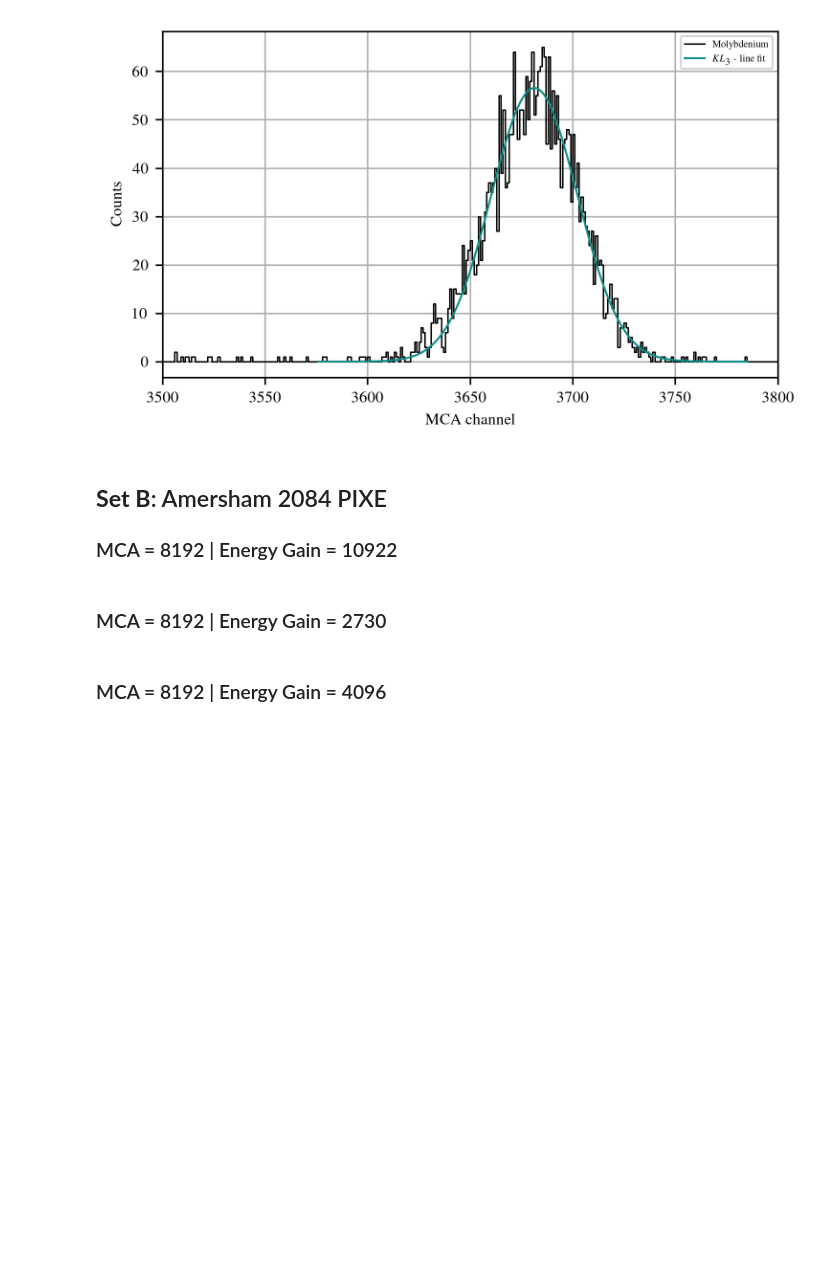
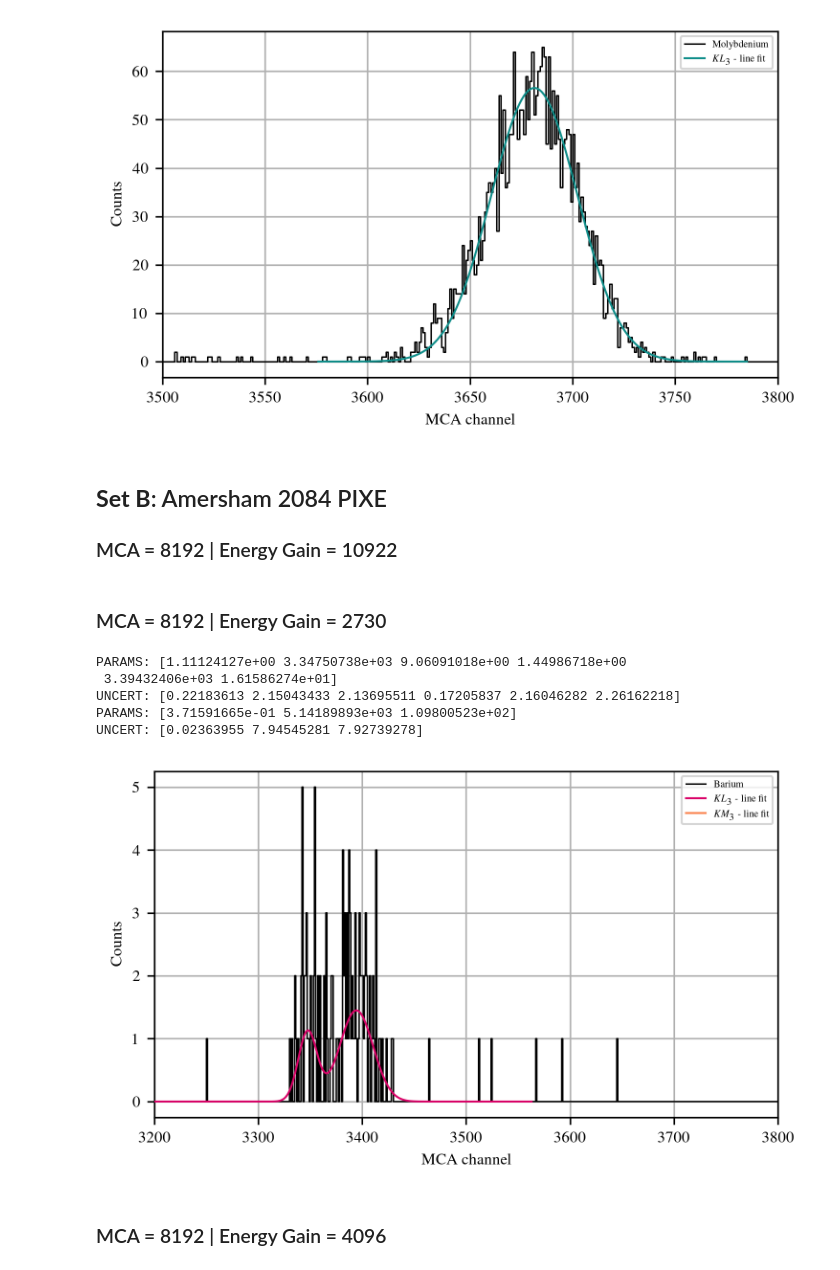
Before and after one commit to SirPhoenix007/IBA-Bonn, a Jupyter notebook: Study_2602_PIXEDetector/PIXE_results.ipynb, the cells around one changed output. Cells and saved outputs as stored; diff of their text form; code cells hidden in the pictures; blank space fills up the shorter version.

```diff
--- a/Study_2602_PIXEDetector/PIXE_results.ipynb
+++ b/Study_2602_PIXEDetector/PIXE_results.ipynb
@@ -317,10 +317,10 @@ all_peaks_one_measurement(file = file_to_analyze_Mo, peaks = init_val, xlim=xlim
 ### MCA = 8192 | Energy Gain = 2730
 # %%
 #------------ Terbium ------------#
-file_to_analyze_Tb = './/2026_02_27//20260227-144526.vspc'
+file_to_analyze_Tb = './/collected_data//2026_02_27//20260227-144526.vspc'
 
 init_val1 = [[20,4689,20], [25,4612,17], [5,5300,10]]
-init_val2 = [[15,665,12], [15,735,6,3,750,6]]
+init_val2 = [[15,665,12], [15,750,6,3,770,6]]
 xlim1 = [4200,5500]
 xlim2 = [620,850]
 ylim1 = []
@@ -330,42 +330,49 @@ info2 = ['Terbium', '$L_3M_5$', '$L_2M_4 + L_1M_3$']
 gauss1 = ['single','single','single']
 gauss2 = ['single', 'double']
 
-all_peaks_one_measurement(file = file_to_analyze_Tb, peaks = init_val1, xlim=xlim1, ylim=ylim1, info=info1, col_flag=False, identifier='1x', gauss_ident=gauss1)
-all_peaks_one_measurement(file = file_to_analyze_Tb, peaks = init_val2, xlim=xlim2, ylim=ylim2, info=info2, col_flag=False, identifier='2x', gauss_ident=gauss2)
+# all_peaks_one_measurement(file = file_to_analyze_Tb, peaks = init_val1, xlim=xlim1, ylim=ylim1, info=info1, col_flag=False, identifier='1x', gauss_ident=gauss1)
+# all_peaks_one_measurement(file = file_to_analyze_Tb, peaks = init_val2, xlim=xlim2, ylim=ylim2, info=info2, col_flag=False, identifier='2x', gauss_ident=gauss2)
 #------------ Terbium------------#
 
 #------------ Barium ------------#
-file_to_analyze_Ba = './/2026_02_27//20260227-143143.vspc'
+file_to_analyze_Ba = './/collected_data//2026_02_27//20260227-143143.vspc'
 
 init_val = [[5,3350,40,5,3400,20], [3,5120,60]]
 xlim = [3200,3800]
 info = ['Barium', '$KL_3$', '$KM_3$']
 gauss = ['double', 'single']
 
 all_peaks_one_measurement(file = file_to_analyze_Ba, peaks = init_val, xlim=xlim, ylim=ylim, info=info, col_flag=False, identifier='0x', gauss_ident=gauss)
 #------------ Barium ------------#
 
 #------------ Silber ------------#
 file_to_analyze_Ag = './/2026_02_27//20260227-141654.vspc'
 
 init_val = [[90,2310,41], [20,2600,5,20,2650,10]]
 xlim = [2000,3000]
 info = ['Silver', '$KL_3$', '$KM_2KM_3 + KN_{4,5}$']
 gauss = ['single', 'double']
 
-all_peaks_one_measurement(file = file_to_analyze_Ag, peaks = init_val, xlim=xlim, ylim=ylim, info=info, col_flag=True, identifier='0x', gauss_ident=gauss)
+# all_peaks_one_measurement(file = file_to_analyze_Ag, peaks = init_val, xlim=xlim, ylim=ylim, info=info, col_flag=True, identifier='0x', gauss_ident=gauss)
 #------------ Silber ------------#
 
 #------------ Molybdän ------------#
 file_to_analyze_Mo = './/2026_02_27//20260227-135952.vspc'
 
 init_val = [[100,1820,40], [25,2050,20,5,2110,5]]
 xlim = [1600,2200]
 info = ['Molybdenium', '$KL_2KL_3$', '$KM_2KM_3 + KM_{4,5}$']
 gauss = ['single', 'double']
 
-all_peaks_one_measurement(file = file_to_analyze_Mo, peaks = init_val, xlim=xlim, ylim=ylim, info=info, col_flag=True, identifier='0x', gauss_ident=gauss)
+# all_peaks_one_measurement(file = file_to_analyze_Mo, peaks = init_val, xlim=xlim, ylim=ylim, info=info, col_flag=True, identifier='0x', gauss_ident=gauss)
 #------------ Molybdän -----------#
+# %% [output]
+PARAMS: [1.11124127e+00 3.34750738e+03 9.06091018e+00 1.44986718e+00
+ 3.39432406e+03 1.61586274e+01]
+UNCERT: [0.22183613 2.15043433 2.13695511 0.17205837 2.16046282 2.26162218]
+PARAMS: [3.71591665e-01 5.14189893e+03 1.09800523e+02]
+UNCERT: [0.02363955 7.94545281 7.92739278]
+[figure, added]
 # %% [markdown]
 ### MCA = 8192 | Energy Gain = 4096
 # %%
```
Also changed, not shown: parts of 2 cells of this notebook, 43 other files.
